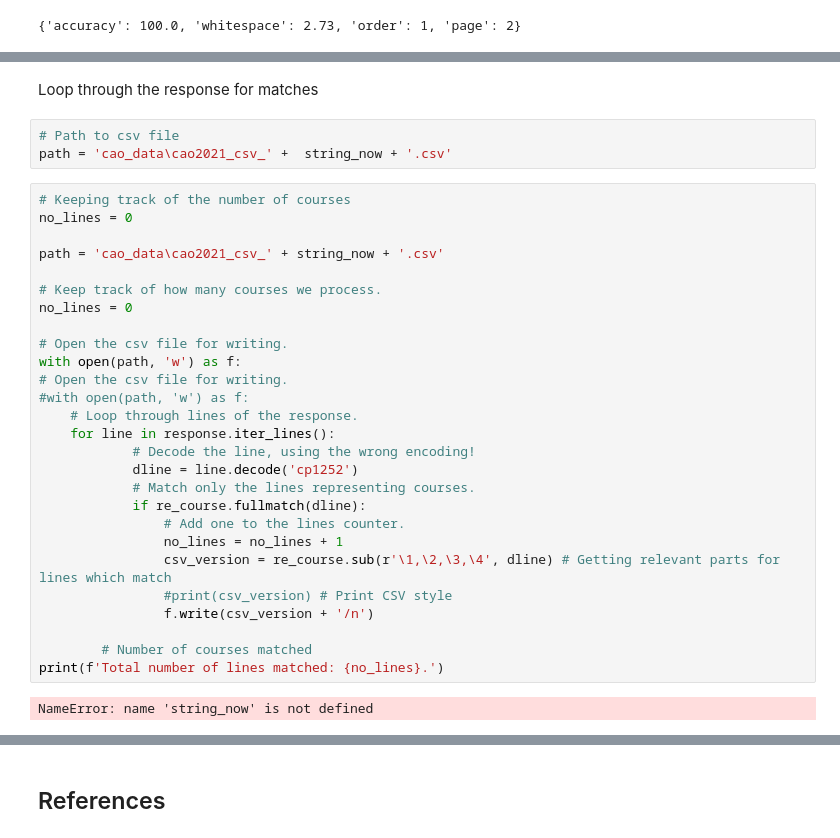
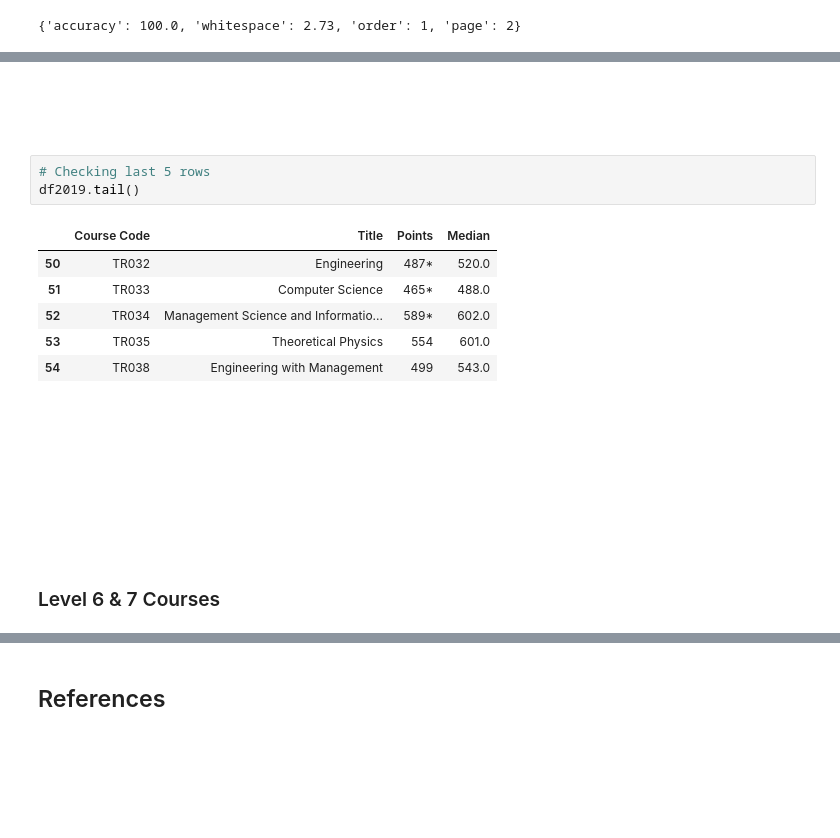
Before and after one commit to kmcd14/FofData-assessment, a Jupyter notebook: cao.ipynb, the cells around one changed output, grey strips where cells are left out. Saved outputs shown, nothing was run; the diff lists cells and outputs as text; blank space fills up the shorter version.

```diff
--- a/cao.ipynb
+++ b/cao.ipynb
@@ -322,34 +662,24 @@ re_course = re.compile(r'([A-Z]{2}[0-9]{3})  (.*)([0-9]{3})(\*?) *') #r for raw
-# %% [markdown]
-Loop through the response for matches
-# %%
-# Path to csv file
-path = 'cao_data\cao2021_csv_' +  string_now + '.csv'
-# %%
-# Keeping track of the number of courses
-no_lines = 0
-
-path = 'cao_data\cao2021_csv_' + string_now + '.csv'
-
-# Keep track of how many courses we process.
-no_lines = 0
-
-# Open the csv file for writing.
-with open(path, 'w') as f:
-# Open the csv file for writing.
-#with open(path, 'w') as f:
-    # Loop through lines of the response.
-    for line in response.iter_lines():
-            # Decode the line, using the wrong encoding!
-            dline = line.decode('cp1252')
-            # Match only the lines representing courses.
-            if re_course.fullmatch(dline):
-                # Add one to the lines counter.
-                no_lines = no_lines + 1
-                csv_version = re_course.sub(r'\1,\2,\3,\4', dline) # Getting relevant parts for lines which match
-                #print(csv_version) # Print CSV style
-                f.write(csv_version + '/n')
-
-        # Number of courses matched
-print(f'Total number of lines matched: {no_lines}.')
-# %% [output]
-NameError: name 'string_now' is not defined
+# %% [markdown]
+<br>
+# %% [markdown]
+<br>
+# %%
+# Checking last 5 rows
+df2019.tail()
+# %% [output]
+|  | Course Code | Title | Points | Median |
+| 50 | TR032 | Engineering | 487* | 520.0 |
+| 51 | TR033 | Computer Science | 465* | 488.0 |
+| 52 | TR034 | Management Science and Informatio... | 589* | 602.0 |
+| 53 | TR035 | Theoretical Physics | 554 | 601.0 |
+| 54 | TR038 | Engineering with Management | 499 | 543.0 |
+# %% [markdown]
+<br>
+# %% [markdown]
+<br>
+# %% [markdown]
+<br>
+# %% [markdown]
+<br>
+# %% [markdown]
+### Level 6 & 7 Courses
```
Also changed, not shown: parts of 205 cells of this notebook, 27 other files.
